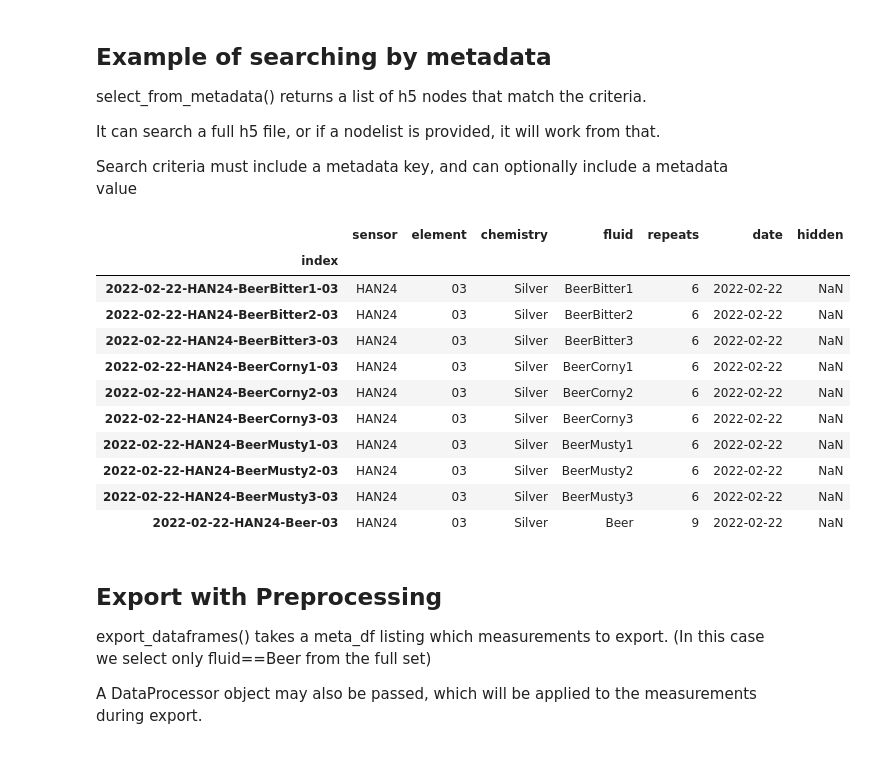
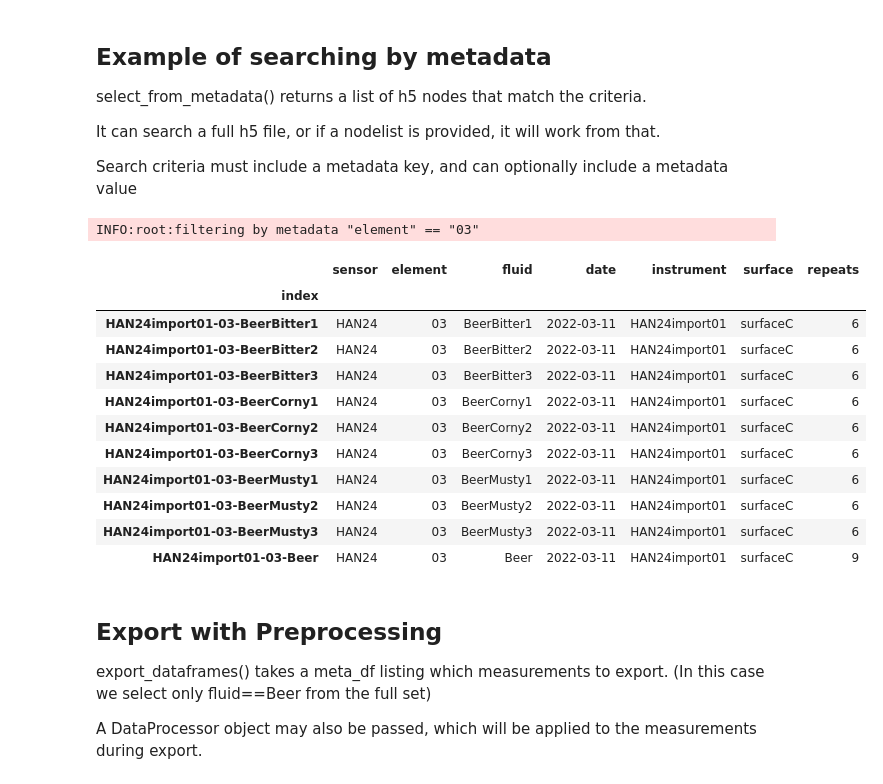
Before and after one commit to calcut/dwt-optical, a Jupyter notebook: csv_import_export.ipynb, the cells around one changed output. Saved outputs shown, nothing was run; the diff lists cells and outputs as text; code cells hidden in the pictures.

```diff
--- a/csv_import_export.ipynb
+++ b/csv_import_export.ipynb
@@ -12,7 +12,7 @@ from IPython.display import display
 print("Generating metadata run list with the following settings")
 
 # Start with the example setup dictionary
-setup = csv.setup
+setup = csv.setup.copy()
 
 # Modify any of the example settings
 setup['path'] = 'dummydata'
@@ -28,6 +28,8 @@ run_df = csv.generate_run_df(setup)
 # Iterate through the run_df calling dummy_measurement for each row,
 # Stores the results in the path/subdirs defined in setup.
 csv.run_measure(setup, run_df, measure_func=csv.dummy_measurement)
+csv.write_instrument_json(setup)
+csv.write_setup_json(setup)
 # %% [output]
 Generating metadata run list with the following settings
 {'metafile': 'index.txt',
@@ -178,23 +179,3 @@ An Example of applying a chemistry map to an existing metadata file
-# %%
-chem_map = {
-    '01': 'Tin',
-    '02': 'Vanadium',
-    '03': 'Silver',
-    '04': 'Cadmium',
-    '05': 'Boron',
-    '06': 'Molybdenum',
-    '07': 'Nickel',
-    '08': 'Scandium',
-    '09': 'Palladium',
-    '10': 'Neodymium',
-    '11': 'Barium',
-    '12': 'Magnesium',
-    '13': 'Zinc',
-    '14': 'Antimony',
-    '15': 'Silicon'
-    }
-
-csv.apply_chem_map(chem_map, './imported/index.txt')
 # %% [markdown]
 ## Example of searching by metadata
 
@@ -208,27 +189,28 @@ Search criteria must include a metadata key, and can optionally include a
 metadata value
 # %%
 import lib.csv_helpers as csv
-import pandas as pd
 
 metapath = './imported/index.txt'
 meta_df = csv.read_metadata(metapath)
 
-# df = csv.select_from_metadata('sensor', 'HAN24', meta_df)
-df = csv.select_from_metadata('element', '03', meta_df)
-df
+# meta_df = csv.select_from_metadata('sensor', 'HAN24', meta_df)
+meta_df = csv.select_from_metadata('element', '03', meta_df)
+
+meta_df
 # %% [output]
+INFO:root:filtering by metadata "element" == "03"
-|  | sensor | element | chemistry | fluid | repeats | date | hidden |
+|  | sensor | element | fluid | date | instrument | surface | repeats |
 | index |  |  |  |  |  |  |  |
-| 2022-02-22-HAN24-BeerBitter1-03 | HAN24 | 03 | Silver | BeerBitter1 | 6 | 2022-02-22 | NaN |
-| 2022-02-22-HAN24-BeerBitter2-03 | HAN24 | 03 | Silver | BeerBitter2 | 6 | 2022-02-22 | NaN |
-| 2022-02-22-HAN24-BeerBitter3-03 | HAN24 | 03 | Silver | BeerBitter3 | 6 | 2022-02-22 | NaN |
-| 2022-02-22-HAN24-BeerCorny1-03 | HAN24 | 03 | Silver | BeerCorny1 | 6 | 2022-02-22 | NaN |
-| 2022-02-22-HAN24-BeerCorny2-03 | HAN24 | 03 | Silver | BeerCorny2 | 6 | 2022-02-22 | NaN |
-| 2022-02-22-HAN24-BeerCorny3-03 | HAN24 | 03 | Silver | BeerCorny3 | 6 | 2022-02-22 | NaN |
-| 2022-02-22-HAN24-BeerMusty1-03 | HAN24 | 03 | Silver | BeerMusty1 | 6 | 2022-02-22 | NaN |
-| 2022-02-22-HAN24-BeerMusty2-03 | HAN24 | 03 | Silver | BeerMusty2 | 6 | 2022-02-22 | NaN |
-| 2022-02-22-HAN24-BeerMusty3-03 | HAN24 | 03 | Silver | BeerMusty3 | 6 | 2022-02-22 | NaN |
-| 2022-02-22-HAN24-Beer-03 | HAN24 | 03 | Silver | Beer | 9 | 2022-02-22 | NaN |
+| HAN24import01-03-BeerBitter1 | HAN24 | 03 | BeerBitter1 | 2022-03-11 | HAN24import01 | surfaceC | 6 |
+| HAN24import01-03-BeerBitter2 | HAN24 | 03 | BeerBitter2 | 2022-03-11 | HAN24import01 | surfaceC | 6 |
+| HAN24import01-03-BeerBitter3 | HAN24 | 03 | BeerBitter3 | 2022-03-11 | HAN24import01 | surfaceC | 6 |
+| HAN24import01-03-BeerCorny1 | HAN24 | 03 | BeerCorny1 | 2022-03-11 | HAN24import01 | surfaceC | 6 |
+| HAN24import01-03-BeerCorny2 | HAN24 | 03 | BeerCorny2 | 2022-03-11 | HAN24import01 | surfaceC | 6 |
+| HAN24import01-03-BeerCorny3 | HAN24 | 03 | BeerCorny3 | 2022-03-11 | HAN24import01 | surfaceC | 6 |
+| HAN24import01-03-BeerMusty1 | HAN24 | 03 | BeerMusty1 | 2022-03-11 | HAN24import01 | surfaceC | 6 |
+| HAN24import01-03-BeerMusty2 | HAN24 | 03 | BeerMusty2 | 2022-03-11 | HAN24import01 | surfaceC | 6 |
+| HAN24import01-03-BeerMusty3 | HAN24 | 03 | BeerMusty3 | 2022-03-11 | HAN24import01 | surfaceC | 6 |
+| HAN24import01-03-Beer | HAN24 | 03 | Beer | 2022-03-11 | HAN24import01 | surfaceC | 9 |
 # %% [markdown]
 ## Export with Preprocessing
 
```
Also changed, not shown: parts of 10 cells of this notebook, 1 other file.
